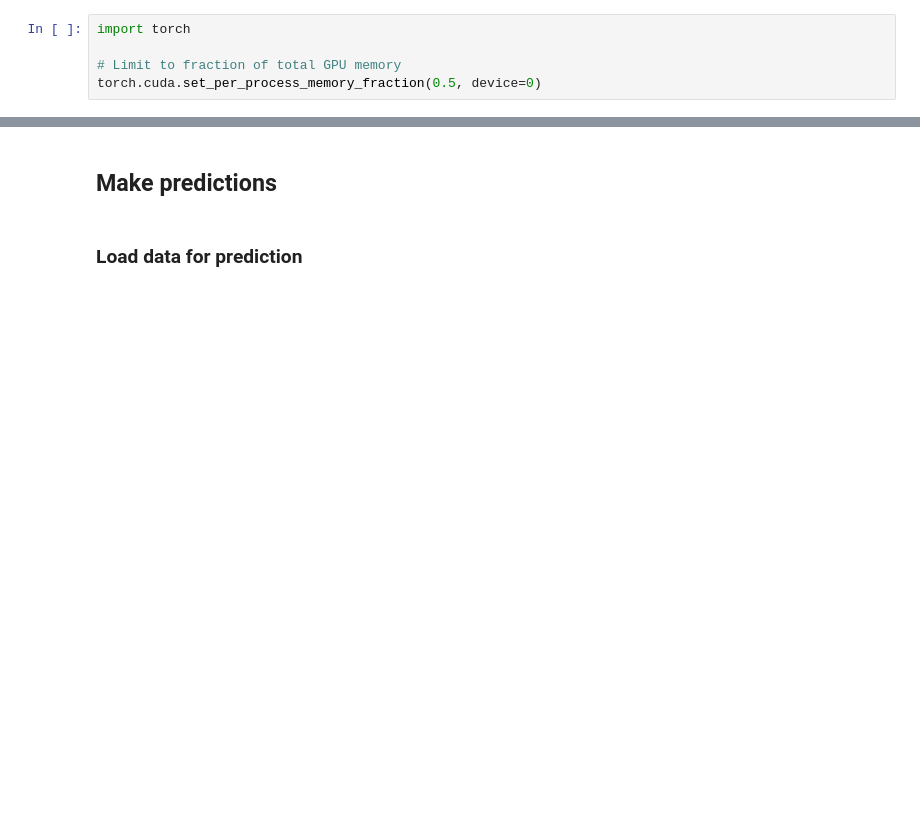
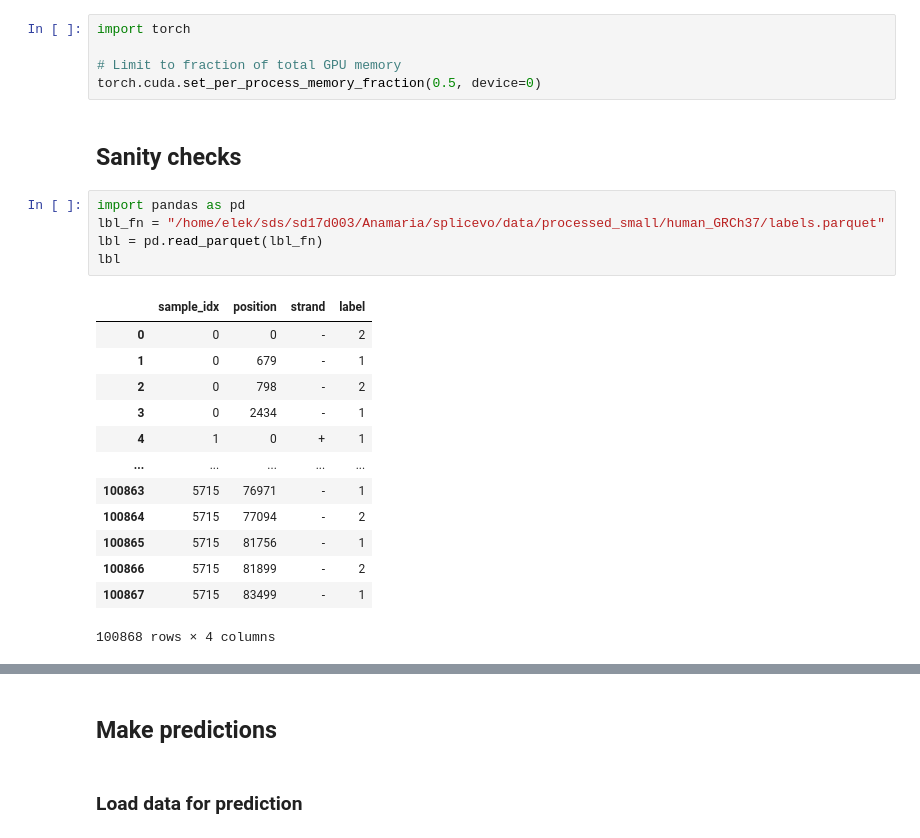
Before and after one commit to anamariaelek/alphagenome, a Jupyter notebook: notebooks/splicing_predict.ipynb, the cells around one changed output, grey strips where cells are left out. Cells and saved outputs as stored; diff of their text form; blank space fills up the shorter version.

```diff
--- a/notebooks/splicing_predict.ipynb
+++ b/notebooks/splicing_predict.ipynb
@@ -3,3 +3,24 @@ import torch
 
 # Limit to fraction of total GPU memory
 torch.cuda.set_per_process_memory_fraction(0.5, device=0)
+# %% [markdown]
+## Sanity checks
+# %%
+import pandas as pd
+lbl_fn = "/home/elek/sds/sd17d003/Anamaria/splicevo/data/processed_small/human_GRCh37/labels.parquet"
+lbl = pd.read_parquet(lbl_fn)
+lbl
+# %% [output]
+|  | sample_idx | position | strand | label |
+| 0 | 0 | 0 | - | 2 |
+| 1 | 0 | 679 | - | 1 |
+| 2 | 0 | 798 | - | 2 |
+| 3 | 0 | 2434 | - | 1 |
+| 4 | 1 | 0 | + | 1 |
+| ... | ... | ... | ... | ... |
+| 100863 | 5715 | 76971 | - | 1 |
+| 100864 | 5715 | 77094 | - | 2 |
+| 100865 | 5715 | 81756 | - | 1 |
+| 100866 | 5715 | 81899 | - | 2 |
+| 100867 | 5715 | 83499 | - | 1 |
+100868 rows × 4 columns
```
Also changed, not shown: parts of 68 cells of this notebook, 5 other files.
